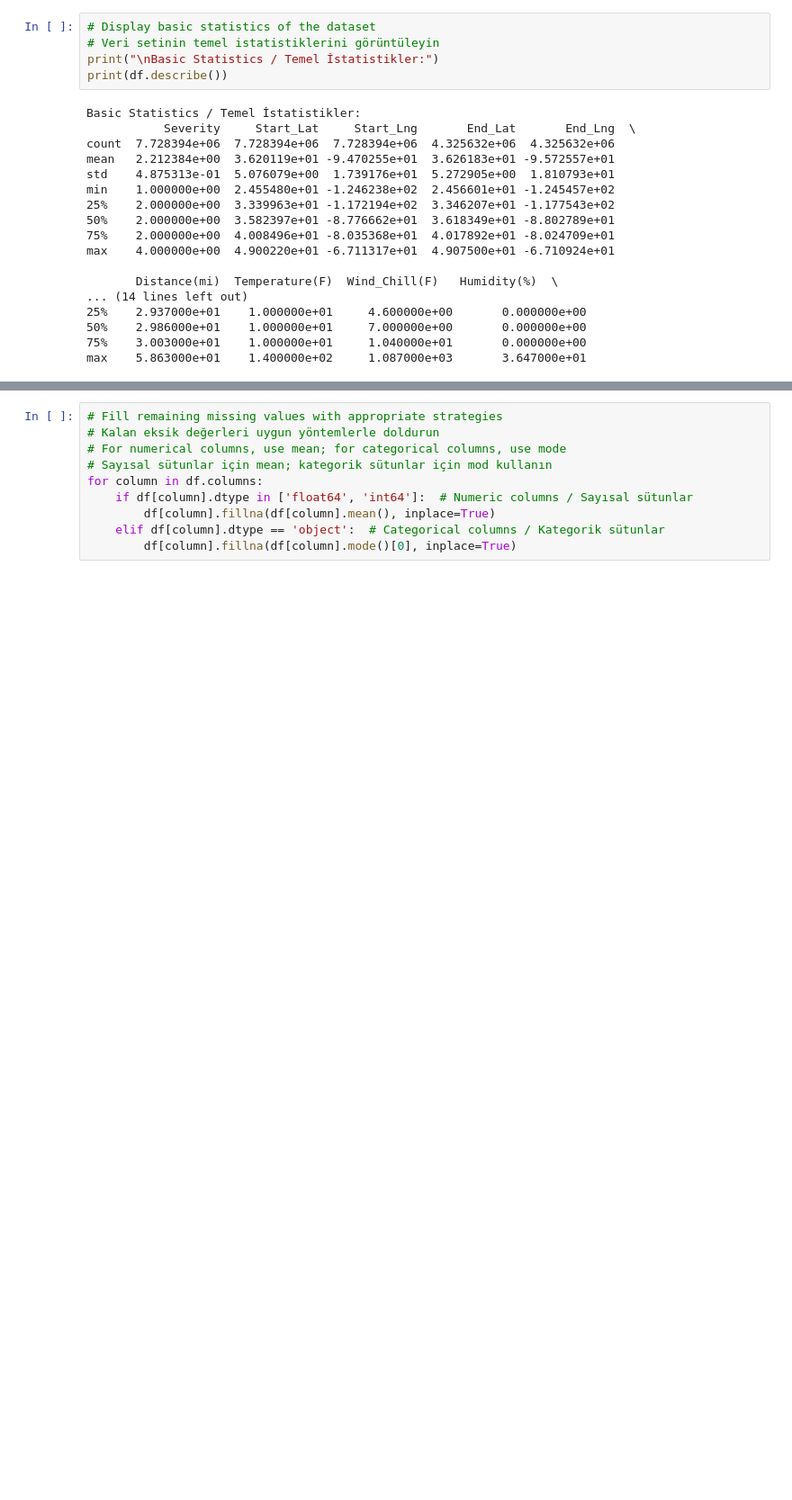
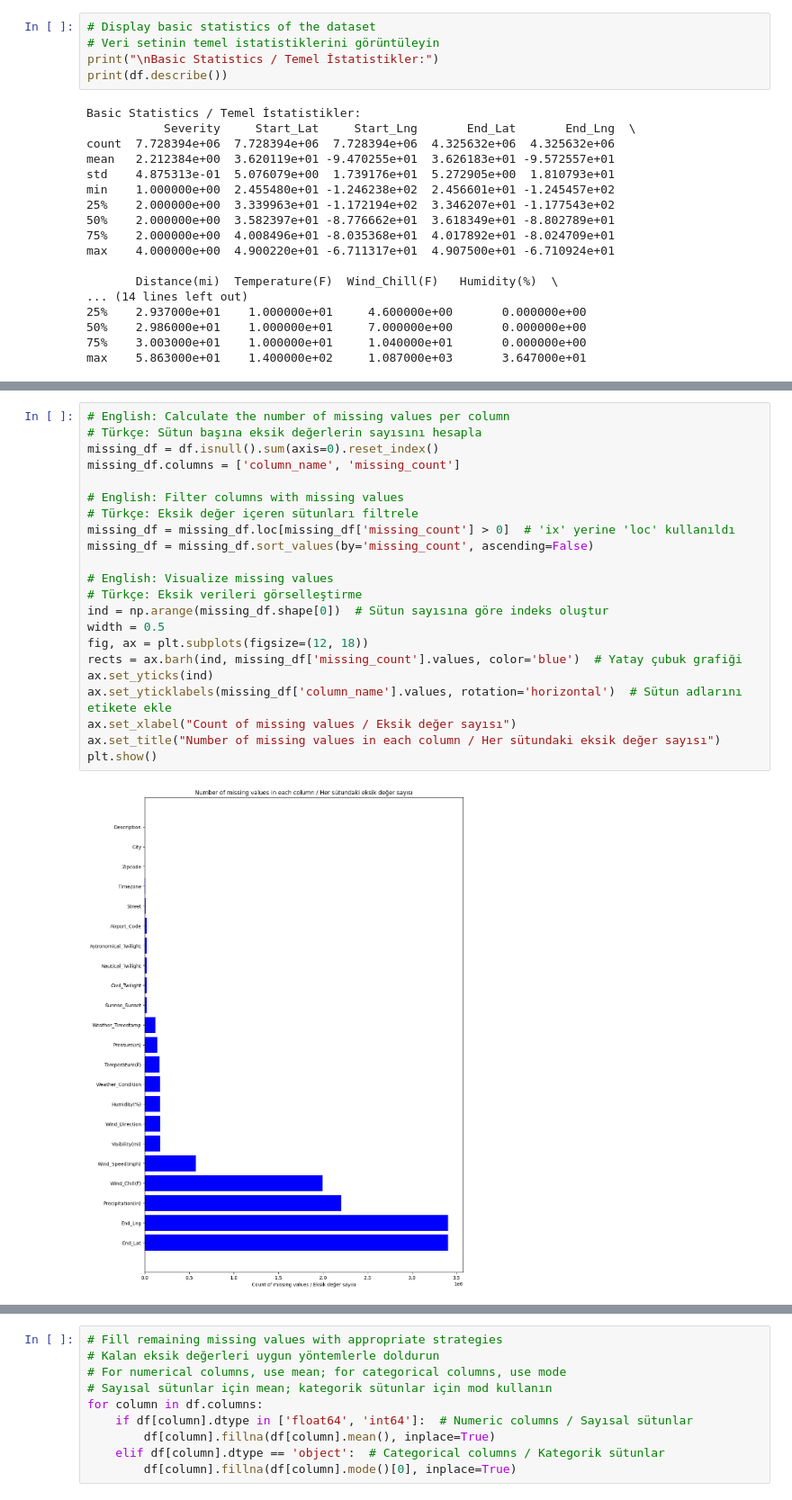
Before and after one commit to burakbasher/team12-Accident-Probability, a Jupyter notebook: DataMining.ipynb, the cells around one changed output, grey strips where cells are left out. Shown at 90% size. Drawn from its saved outputs; the diff is of its cells as text; blank space fills up the shorter version.

```diff
--- a/DataMining.ipynb
+++ b/DataMining.ipynb
@@ -148 +281,25 @@ max    5.863000e+01    1.400000e+02     1.087000e+03       3.647000e+01
+# %%
+# English: Calculate the number of missing values per column
+# Türkçe: Sütun başına eksik değerlerin sayısını hesapla
+missing_df = df.isnull().sum(axis=0).reset_index()
+missing_df.columns = ['column_name', 'missing_count']
+
+# English: Filter columns with missing values
+# Türkçe: Eksik değer içeren sütunları filtrele
+missing_df = missing_df.loc[missing_df['missing_count'] > 0]  # 'ix' yerine 'loc' kullanıldı
+missing_df = missing_df.sort_values(by='missing_count', ascending=False)
+
+# English: Visualize missing values
+# Türkçe: Eksik verileri görselleştirme
+ind = np.arange(missing_df.shape[0])  # Sütun sayısına göre indeks oluştur
+width = 0.5
+fig, ax = plt.subplots(figsize=(12, 18))
+rects = ax.barh(ind, missing_df['missing_count'].values, color='blue')  # Yatay çubuk grafiği
+ax.set_yticks(ind)
+ax.set_yticklabels(missing_df['column_name'].values, rotation='horizontal')  # Sütun adlarını etikete ekle
+ax.set_xlabel("Count of missing values / Eksik değer sayısı")
+ax.set_title("Number of missing values in each column / Her sütundaki eksik değer sayısı")
+plt.show()
+# %% [output]
+[figure, added]
 # %%
```
Also changed, not shown: parts of 29 cells of this notebook.
